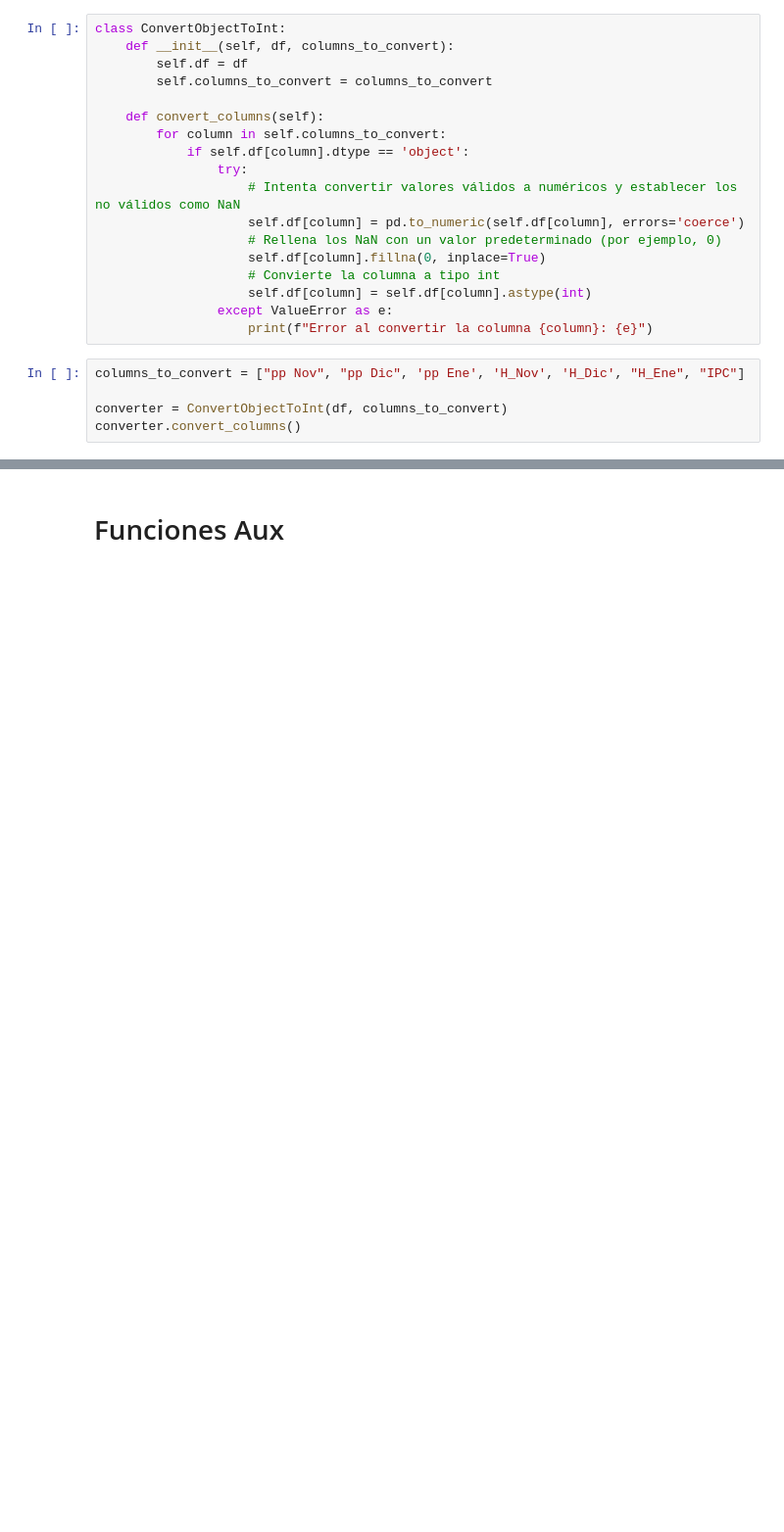
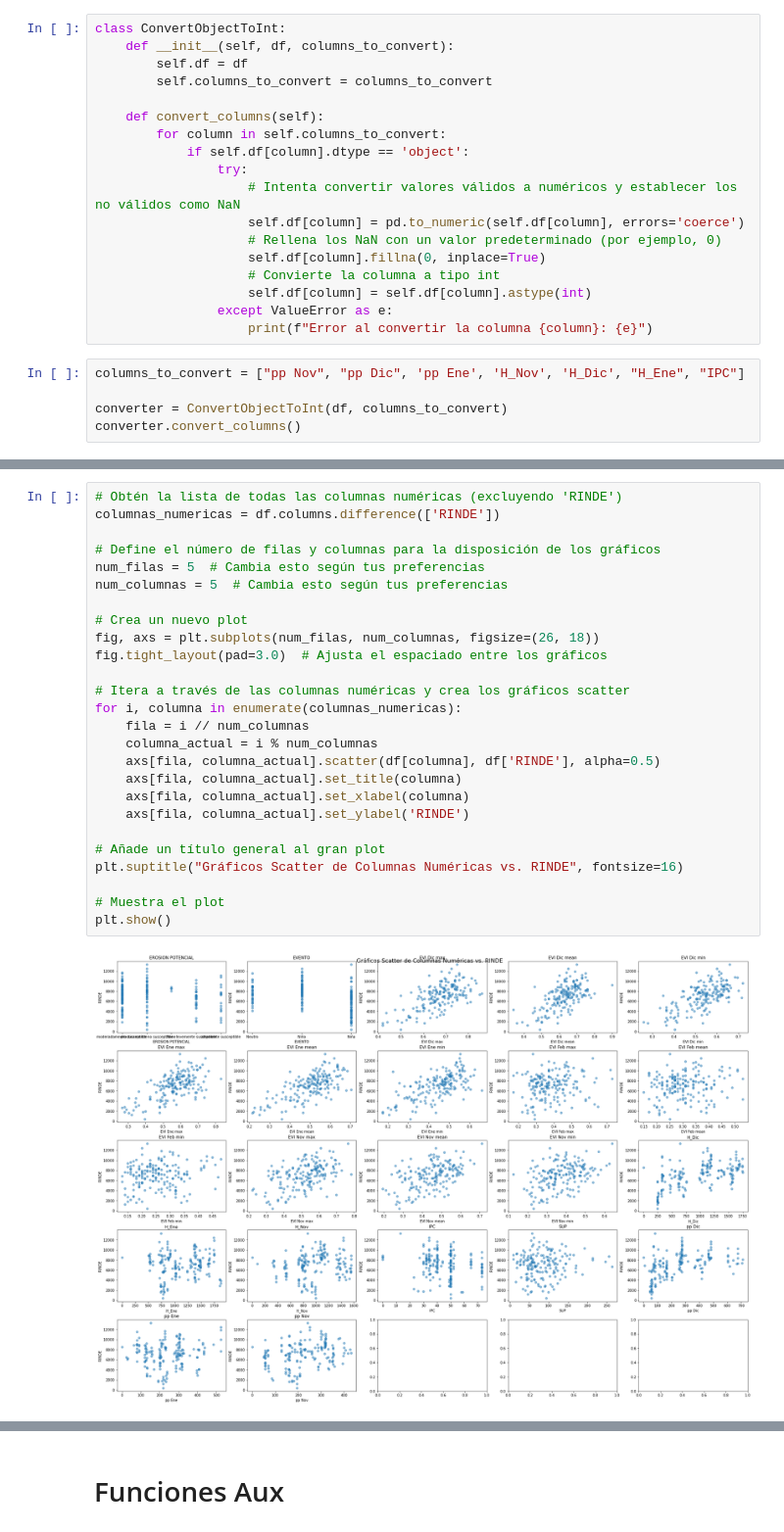
Before and after one commit to noelibaeza/FINAL_DIPLOMATURA, a Jupyter notebook: trabajo_final.ipynb, the cells around one changed output, grey strips where cells are left out. Shown at 98% size. Saved outputs shown, nothing was run; the diff lists cells and outputs as text; blank space fills up the shorter version.

```diff
--- a/trabajo_final.ipynb
+++ b/trabajo_final.ipynb
@@ -117,0 +162,28 @@ converter.convert_columns()
+# %%
+# Obtén la lista de todas las columnas numéricas (excluyendo 'RINDE')
+columnas_numericas = df.columns.difference(['RINDE'])
+
+# Define el número de filas y columnas para la disposición de los gráficos
+num_filas = 5  # Cambia esto según tus preferencias
+num_columnas = 5  # Cambia esto según tus preferencias
+
+# Crea un nuevo plot
+fig, axs = plt.subplots(num_filas, num_columnas, figsize=(26, 18))
+fig.tight_layout(pad=3.0)  # Ajusta el espaciado entre los gráficos
+
+# Itera a través de las columnas numéricas y crea los gráficos scatter
+for i, columna in enumerate(columnas_numericas):
+    fila = i // num_columnas
+    columna_actual = i % num_columnas
+    axs[fila, columna_actual].scatter(df[columna], df['RINDE'], alpha=0.5)
+    axs[fila, columna_actual].set_title(columna)
+    axs[fila, columna_actual].set_xlabel(columna)
+    axs[fila, columna_actual].set_ylabel('RINDE')
+
+# Añade un título general al gran plot
+plt.suptitle("Gráficos Scatter de Columnas Numéricas vs. RINDE", fontsize=16)
+
+# Muestra el plot
+plt.show()
+# %% [output]
+[figure, added]
```
Also changed, not shown: parts of 27 cells of this notebook, 2 other files.
